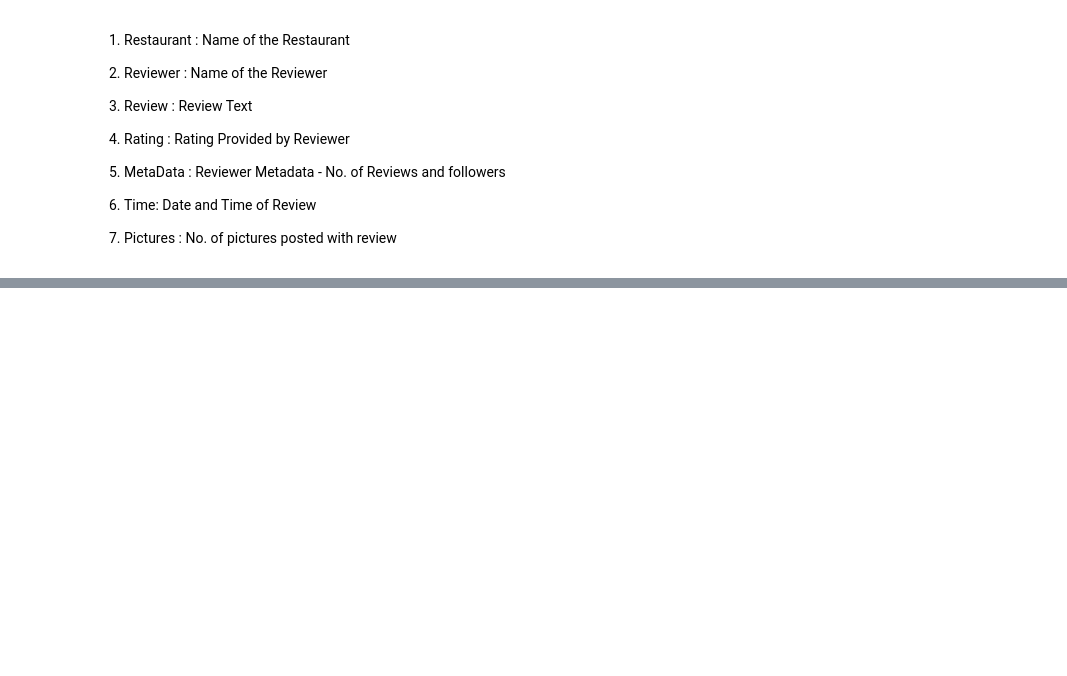
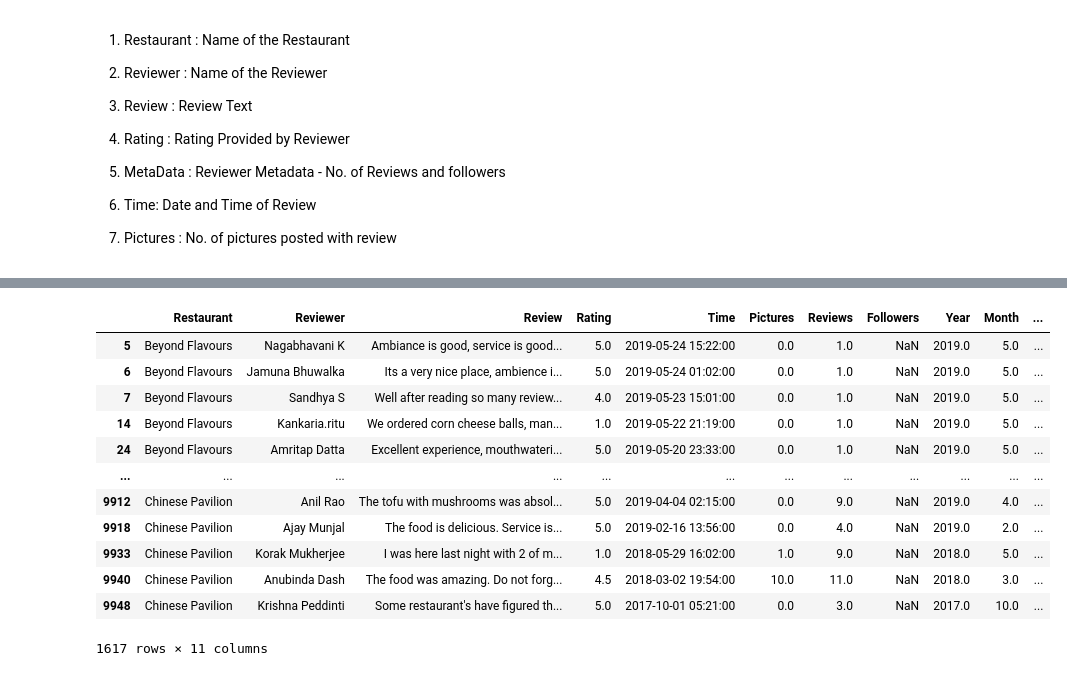
Before and after one commit to NaithaniAR/CapstoneProject-MLClustering, a Jupyter notebook: ZOMATO_RESTAURANT_CLUSTERING_AND_SENTIMENT_ANALYSIS.ipynb, the cells around one changed output, grey strips where cells are left out. Drawn from its saved outputs; the diff is of its cells as text; code cells hidden in the pictures; blank space fills up the shorter version.

```diff
--- a/ZOMATO_RESTAURANT_CLUSTERING_AND_SENTIMENT_ANALYSIS.ipynb
+++ b/ZOMATO_RESTAURANT_CLUSTERING_AND_SENTIMENT_ANALYSIS.ipynb
@@ -48,0 +59,5 @@ Merge this dataset with Names and Matadata and then use for sentiment analysis p
+# %%
+#To suppres scientific notation.
+pd.options.display.float_format = '{:.2f}'.format
+
+pd.set_option('display.max_columns', None)
@@ -48,0 +268,16 @@ Merge this dataset with Names and Matadata and then use for sentiment analysis p
+# %%
+reviews_df[reviews_df['Followers'].isna()]
+# %% [output]
+|  | Restaurant | Reviewer | Review | Rating | Time | Pictures | Reviews | Followers | Year | Month | ... |
+| 5 | Beyond Flavours | Nagabhavani K | Ambiance is good, service is good... | 5.0 | 2019-05-24 15:22:00 | 0.0 | 1.0 | NaN | 2019.0 | 5.0 | ... |
+| 6 | Beyond Flavours | Jamuna Bhuwalka | Its a very nice place, ambience i... | 5.0 | 2019-05-24 01:02:00 | 0.0 | 1.0 | NaN | 2019.0 | 5.0 | ... |
+| 7 | Beyond Flavours | Sandhya S | Well after reading so many review... | 4.0 | 2019-05-23 15:01:00 | 0.0 | 1.0 | NaN | 2019.0 | 5.0 | ... |
+| 14 | Beyond Flavours | Kankaria.ritu | We ordered corn cheese balls, man... | 1.0 | 2019-05-22 21:19:00 | 0.0 | 1.0 | NaN | 2019.0 | 5.0 | ... |
+| 24 | Beyond Flavours | Amritap Datta | Excellent experience, mouthwateri... | 5.0 | 2019-05-20 23:33:00 | 0.0 | 1.0 | NaN | 2019.0 | 5.0 | ... |
+| ... | ... | ... | ... | ... | ... | ... | ... | ... | ... | ... | ... |
+| 9912 | Chinese Pavilion | Anil Rao | The tofu with mushrooms was absol... | 5.0 | 2019-04-04 02:15:00 | 0.0 | 9.0 | NaN | 2019.0 | 4.0 | ... |
+| 9918 | Chinese Pavilion | Ajay Munjal | The food is delicious. Service is... | 5.0 | 2019-02-16 13:56:00 | 0.0 | 4.0 | NaN | 2019.0 | 2.0 | ... |
+| 9933 | Chinese Pavilion | Korak Mukherjee | I was here last night with 2 of m... | 1.0 | 2018-05-29 16:02:00 | 1.0 | 9.0 | NaN | 2018.0 | 5.0 | ... |
+| 9940 | Chinese Pavilion | Anubinda Dash | The food was amazing. Do not forg... | 4.5 | 2018-03-02 19:54:00 | 10.0 | 11.0 | NaN | 2018.0 | 3.0 | ... |
+| 9948 | Chinese Pavilion | Krishna Peddinti | Some restaurant's have figured th... | 5.0 | 2017-10-01 05:21:00 | 0.0 | 3.0 | NaN | 2017.0 | 10.0 | ... |
+1617 rows × 11 columns
```
Also changed, not shown: parts of 33 cells of this notebook.
